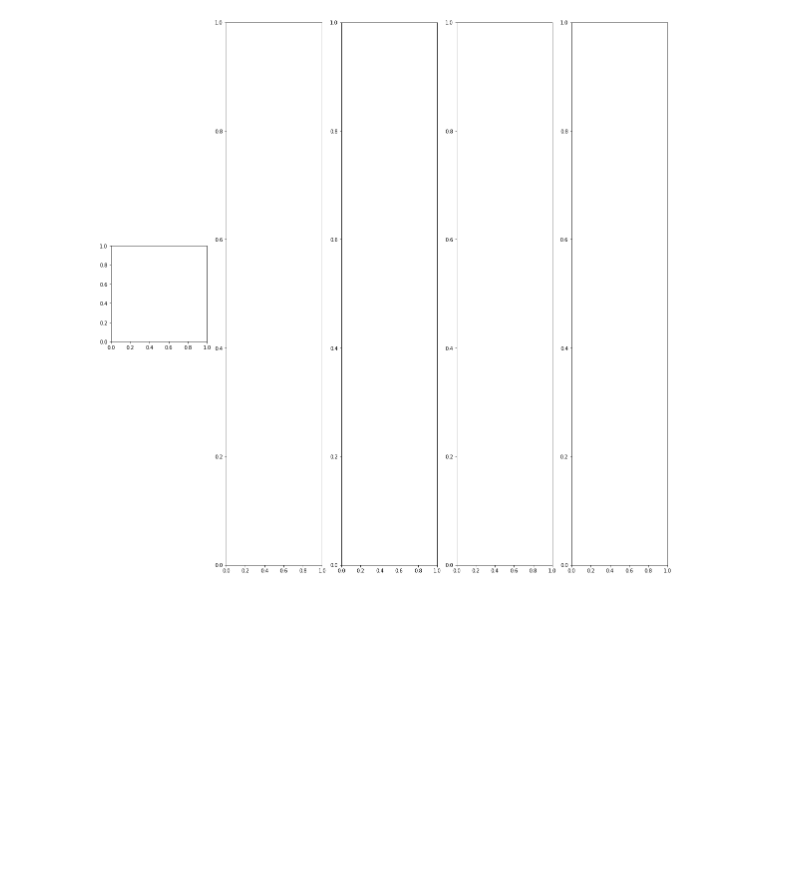
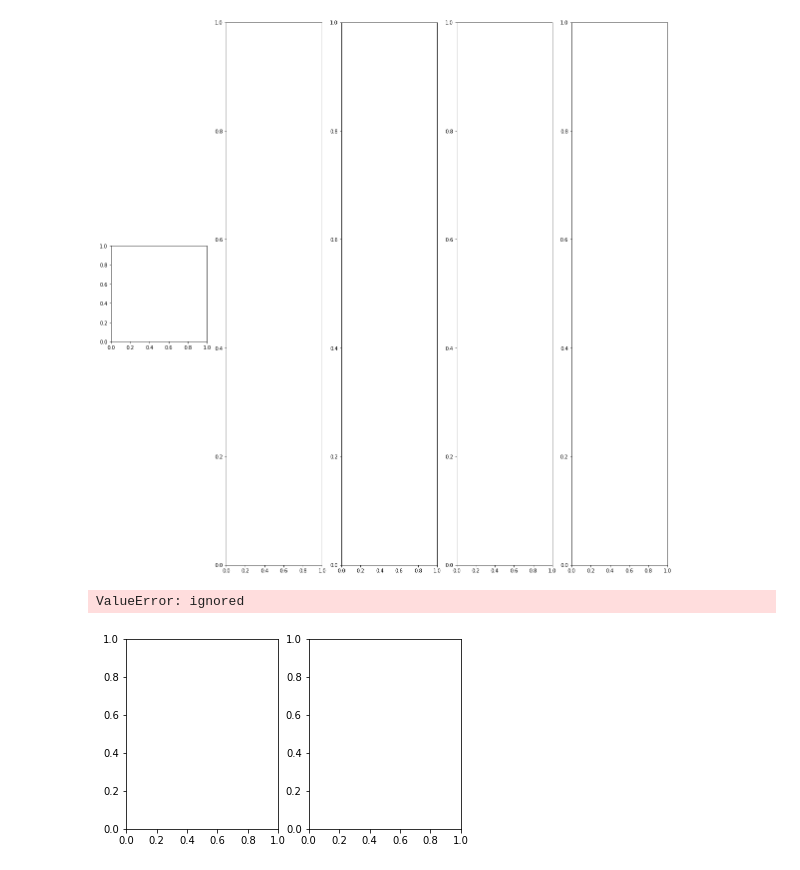
Before and after one commit to anirudh-g/Msc-Data-science, a Jupyter notebook: Autoencoders.ipynb, the cells around one changed output. Saved outputs shown, nothing was run; the diff lists cells and outputs as text; code cells hidden in the pictures; blank space fills up the shorter version.

```diff
--- a/Autoencoders.ipynb
+++ b/Autoencoders.ipynb
@@ -156,3 +171,16 @@ plotImages(decode_img[:5])
 # %% [output]
 TypeError: ignored
 [figure]
+# %%
+fig, axes = plt.subplots(1, 2)
+fig.set_size_inches(6, 3.5)
+X_reshaped = X.reshape((img_width, img_height))
+image_reshaped = decode_img.reshape((img_width, img_height))
+axes[0].imshow(X_reshaped)
+axes[0].set_title('Original image')
+axes[1].imshow(image_reshaped)
+axes[1].set_title('Reconstruction')
+plt.show()
+# %% [output]
+ValueError: ignored
+[figure, added]
```
Also changed, not shown: parts of 11 cells of this notebook.
